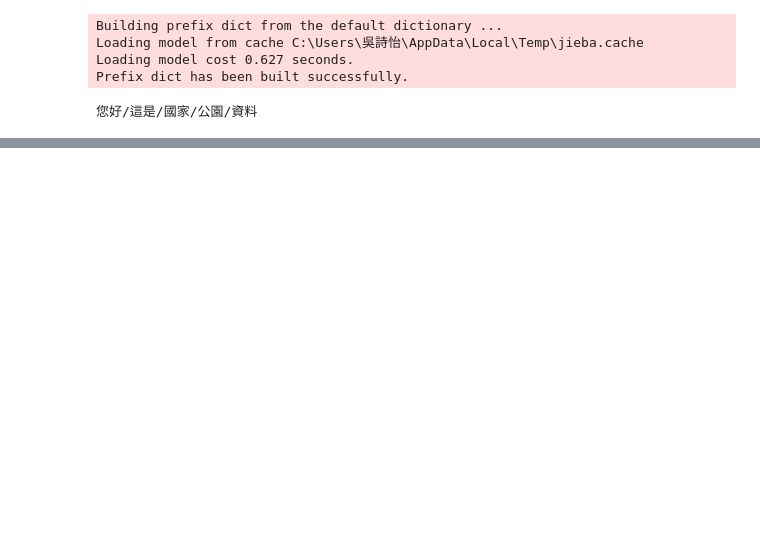
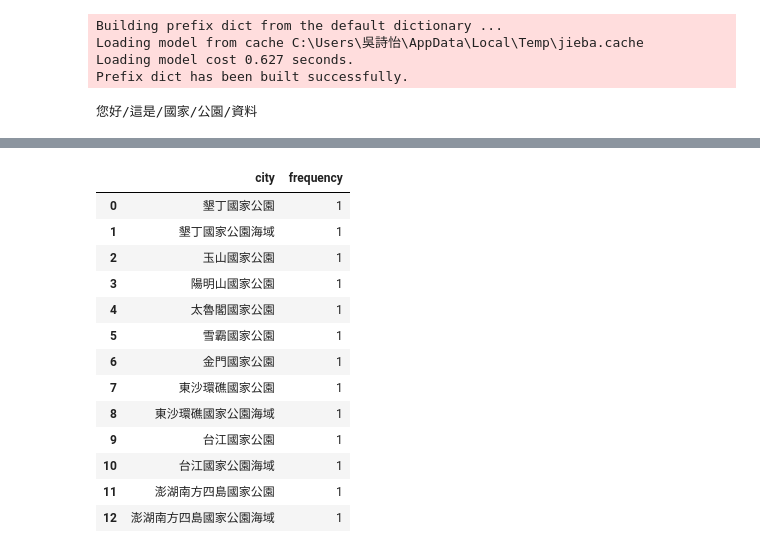
Before and after one commit to 61071009H/PL, a Jupyter notebook: 作業資料夾/HW_4/HW_04.ipynb, the cells around one changed output, grey strips where cells are left out. Cells and saved outputs as stored; diff of their text form; code cells hidden in the pictures; blank space fills up the shorter version.

```diff
--- a/作業資料夾/HW_4/HW_04.ipynb
+++ b/作業資料夾/HW_4/HW_04.ipynb
@@ -127,0 +126,7 @@ orgdata.head()
+# %%
+jieba.analyse.set_stop_words('stopwords.txt')
+index = 0
+for documents in orgdata['國家公園名稱']:
+    seg_list = jieba.analyse.extract_tags(documents, topK=150)
+    orgdata['seg'].iloc[index] = seg_list
+    index += 1
@@ -127,0 +155,7 @@ orgdata.head()
+# %%
+orgdata['city'] = ""
+index = 0
+for documents in orgdata['國家公園名稱']:
+    date_split = documents.split('陸域')
+    orgdata['city'].iloc[index] = date_split[0]
+    index += 1
@@ -127,0 +183,24 @@ orgdata.head()
+# %%
+words = list(orgdata['city'])
+show_key = pd.DataFrame(Counter(words).keys())
+show_values = pd.DataFrame(Counter(words).values())
+df = [show_key, show_values]
+# %%
+result = pd.concat(df, axis=1)
+result.columns = ['city', 'frequency']
+result
+# %% [output]
+|  | city | frequency |
+| 0 | 墾丁國家公園 | 1 |
+| 1 | 墾丁國家公園海域 | 1 |
+| 2 | 玉山國家公園 | 1 |
+| 3 | 陽明山國家公園 | 1 |
+| 4 | 太魯閣國家公園 | 1 |
+| 5 | 雪霸國家公園 | 1 |
+| 6 | 金門國家公園 | 1 |
+| 7 | 東沙環礁國家公園 | 1 |
+| 8 | 東沙環礁國家公園海域 | 1 |
+| 9 | 台江國家公園 | 1 |
+| 10 | 台江國家公園海域 | 1 |
+| 11 | 澎湖南方四島國家公園 | 1 |
+| 12 | 澎湖南方四島國家公園海域 | 1 |
```
Also changed, not shown: parts of 11 cells of this notebook.
